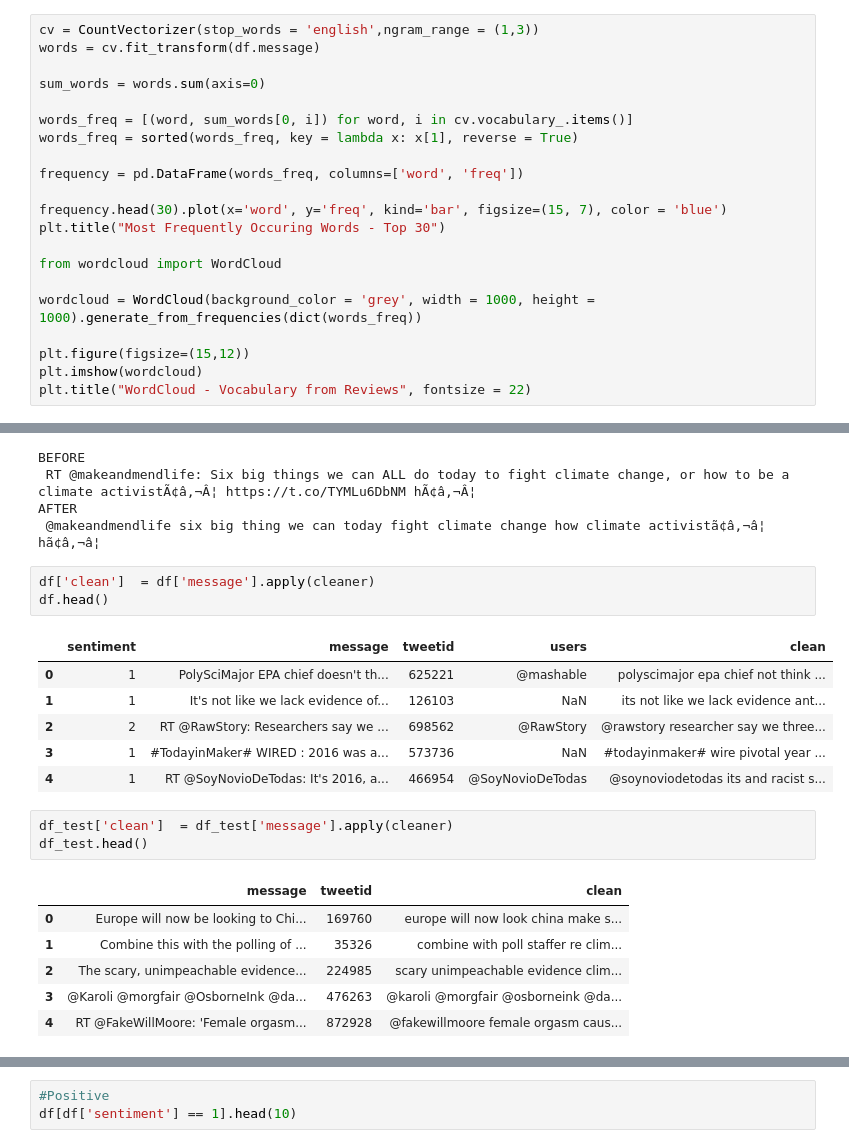
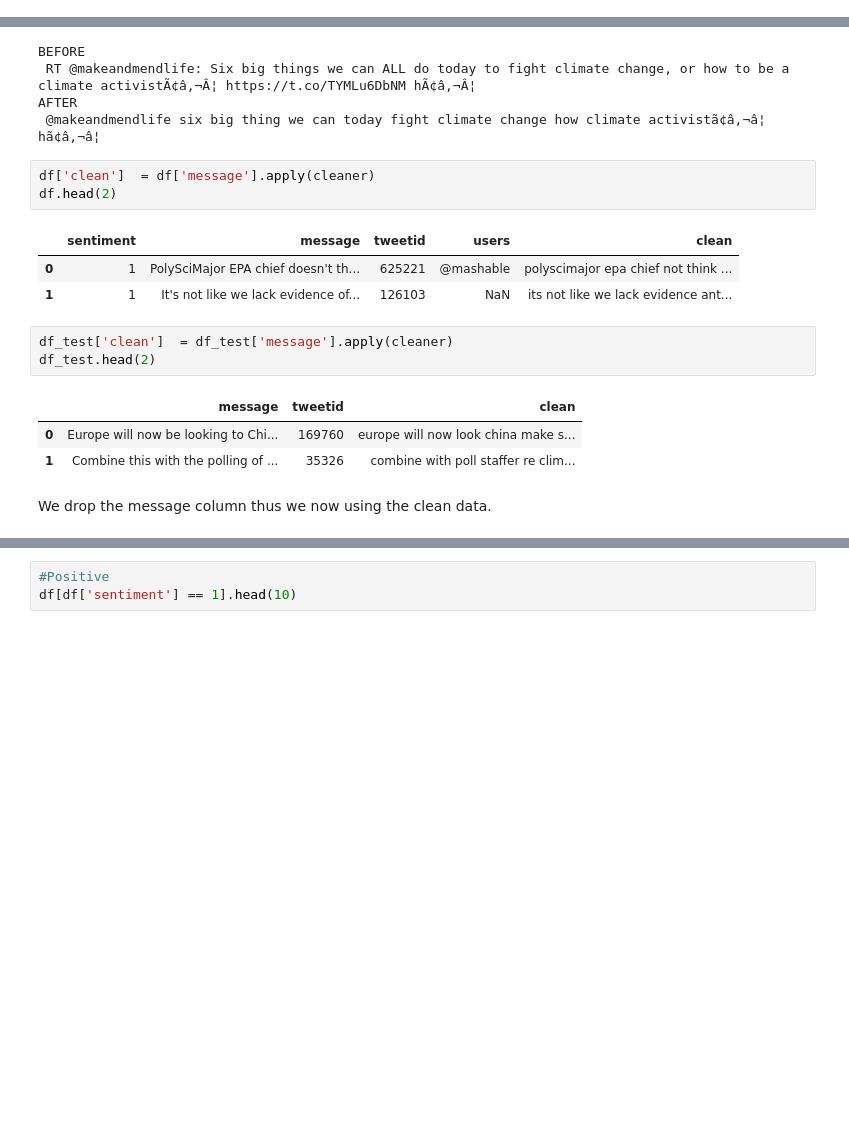
Before and after one commit to MfundoMhlanga/classification-predict-streamlit-template, a Jupyter notebook: Classification_Predict_Final.ipynb, the cells around one changed output, grey strips where cells are left out. Drawn from its saved outputs; the diff is of its cells as text; blank space fills up the shorter version.

```diff
--- a/Classification_Predict_Final.ipynb
+++ b/Classification_Predict_Final.ipynb
@@ -254,24 +270,3 @@ plt.show()
 # %% [markdown]
 Analysing the users;
 @StephenSchlegel, @SenSanders, @realDonaldTrump and @BernieSanders have most  tweets associated with Climate change.
-# %%
-cv = CountVectorizer(stop_words = 'english',ngram_range = (1,3))
-words = cv.fit_transform(df.message)
-
-sum_words = words.sum(axis=0)
-
-words_freq = [(word, sum_words[0, i]) for word, i in cv.vocabulary_.items()]
-words_freq = sorted(words_freq, key = lambda x: x[1], reverse = True)
-
-frequency = pd.DataFrame(words_freq, columns=['word', 'freq'])
-
-frequency.head(30).plot(x='word', y='freq', kind='bar', figsize=(15, 7), color = 'blue')
-plt.title("Most Frequently Occuring Words - Top 30")
-
-from wordcloud import WordCloud
-
-wordcloud = WordCloud(background_color = 'grey', width = 1000, height = 1000).generate_from_frequencies(dict(words_freq))
-
-plt.figure(figsize=(15,12))
-plt.imshow(wordcloud)
-plt.title("WordCloud - Vocabulary from Reviews", fontsize = 22)
@@ -344,24 +335,20 @@ AFTER
  @makeandmendlife six big thing we can today fight climate change how climate activistã¢â‚¬â¦ hã¢â‚¬â¦
 # %%
 df['clean']  = df['message'].apply(cleaner)
-df.head()
+df.head(2)
 # %% [output]
 |  | sentiment | message | tweetid | users | clean |
 | 0 | 1 | PolySciMajor EPA chief doesn't th... | 625221 | @mashable | polyscimajor epa chief not think ... |
 | 1 | 1 | It's not like we lack evidence of... | 126103 | NaN | its not like we lack evidence ant... |
-| 2 | 2 | RT @RawStory: Researchers say we ... | 698562 | @RawStory | @rawstory researcher say we three... |
-| 3 | 1 | #TodayinMaker# WIRED : 2016 was a... | 573736 | NaN | #todayinmaker# wire pivotal year ... |
-| 4 | 1 | RT @SoyNovioDeTodas: It's 2016, a... | 466954 | @SoyNovioDeTodas | @soynoviodetodas its and racist s... |
 # %%
 df_test['clean']  = df_test['message'].apply(cleaner)
-df_test.head()
+df_test.head(2)
 # %% [output]
 |  | message | tweetid | clean |
 | 0 | Europe will now be looking to Chi... | 169760 | europe will now look china make s... |
 | 1 | Combine this with the polling of ... | 35326 | combine with poll staffer re clim... |
-| 2 | The scary, unimpeachable evidence... | 224985 | scary unimpeachable evidence clim... |
-| 3 | @Karoli @morgfair @OsborneInk @da... | 476263 | @karoli @morgfair @osborneink @da... |
-| 4 | RT @FakeWillMoore: 'Female orgasm... | 872928 | @fakewillmoore female orgasm caus... |
+# %% [markdown]
+We drop the message column thus we now using the clean data.
 # %%
 df=df.drop('message', axis=1)
 df_test=df_test.drop('message', axis=1)
```
Also changed, not shown: parts of 38 cells of this notebook.
